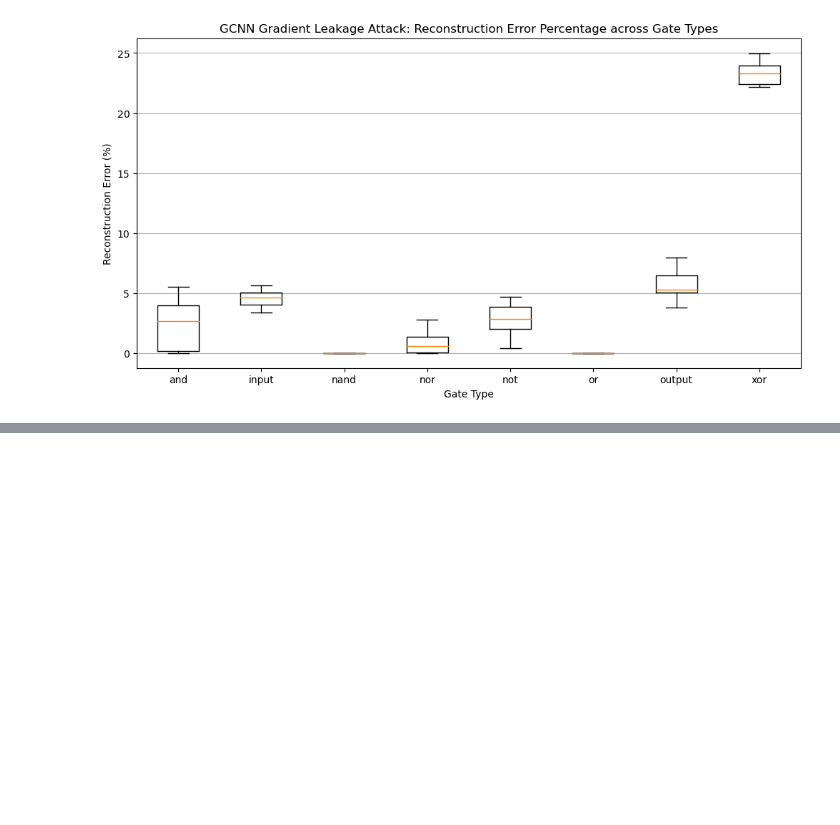
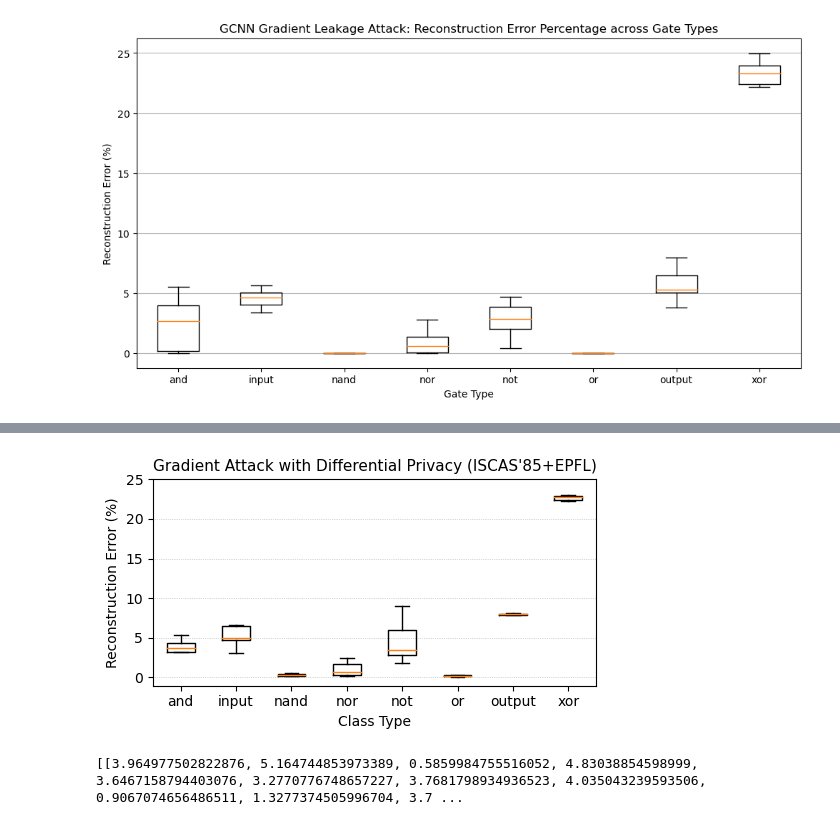
Before and after one commit to rkarn/GradientAttackGNNs, a Jupyter notebook: Gradient Based Attack to NN.ipynb, the cells around one changed output, grey strips where cells are left out. Cells and saved outputs as stored; diff of their text form; code cells hidden in the pictures; blank space fills up the shorter version.

```diff
--- a/Gradient Based Attack to NN.ipynb
+++ b/Gradient Based Attack to NN.ipynb
@@ -979,0 +1300,17 @@ Reconstruction Percentage Errors (per class):
+# %%
+plt.figure(figsize=(5.2, 3))
+plt.boxplot(ordered_errors, labels=ordered_class_names, showfliers=False)
+plt.xlabel("Class Type")
+plt.ylabel("Reconstruction Error (%)")
+plt.title("Gradient Attack with Differential Privacy (ISCAS'85+EPFL)", fontsize=11)
+plt.grid(axis="y", linestyle=":", linewidth=0.5)
+plt.yticks([0,5,10, 15, 20, 25])
+plt.tight_layout()
+plt.savefig("dp_boxplot.pdf", format="pdf")
+plt.show()
+# %% [output]
+[figure, added]
+# %%
+print(ordered_errors)
+# %% [output]
+[[3.964977502822876, 5.164744853973389, 0.5859984755516052, 4.83038854598999, 3.6467158794403076, 3.2770776748657227, 3.7681798934936523, 4.035043239593506, 0.9067074656486511, 1.3277374505996704, 3.7 ...
```
Also changed, not shown: parts of 19 cells of this notebook.
